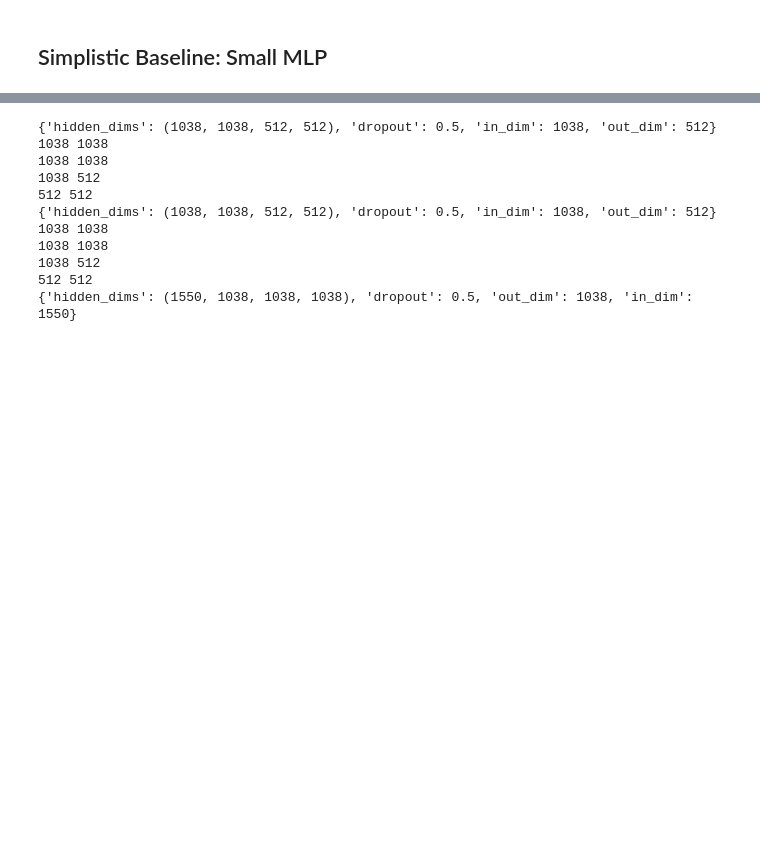
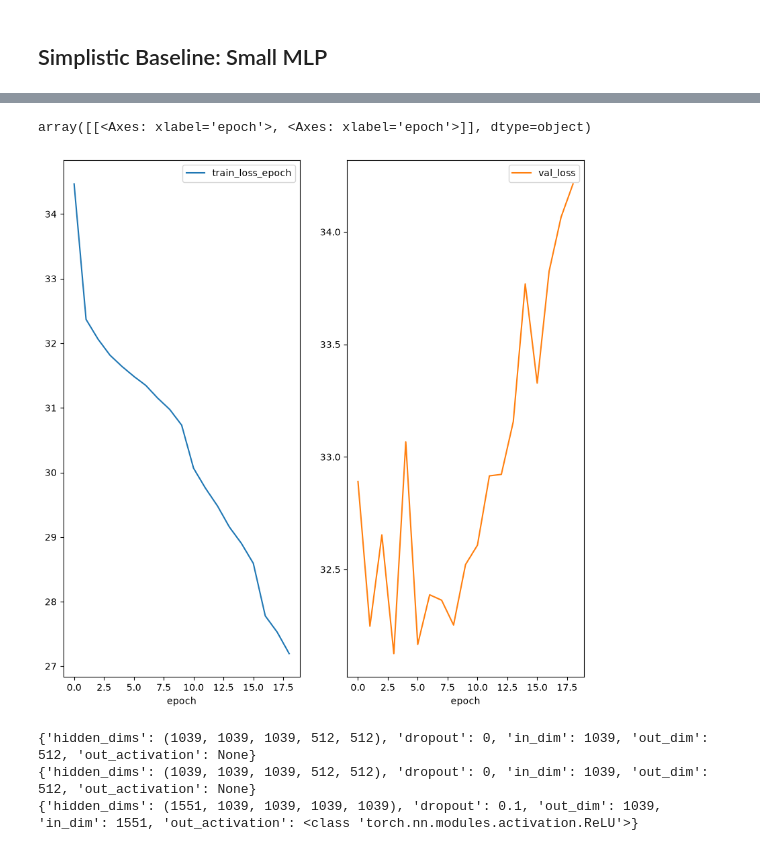
Before and after one commit to NTBiotech/scMLCourse, a Jupyter notebook: notebooks/task_3_perturbation.ipynb, the cells around one changed output, grey strips where cells are left out. Drawn from its saved outputs; the diff is of its cells as text; code cells hidden in the pictures; blank space fills up the shorter version.

```diff
--- a/notebooks/task_3_perturbation.ipynb
+++ b/notebooks/task_3_perturbation.ipynb
@@ -50,6 +134,5 @@ log_dir.mkdir(exist_ok=True)
 # %%
-
-train(
+baseline_model, baseline_test_scores, baseline_logged_dir = train(
     baseline_model,
     data_module,
     max_epochs = 1000,
@@ -62,0 +184,3 @@ gc.collect()
+# %%
+logs = pd.read_csv(baseline_logged_dir+"/metrics.csv")
+logs
@@ -63,28 +201,26 @@ gc.collect()
+# %%
+plot_cols = ["train_loss_epoch", "val_loss", ]
+logs.groupby("epoch").agg(lambda x: x[~x.isna()].iloc[0] if (~x.isna()).sum()>0 else pd.NA).reset_index()[plot_cols+["epoch"]].dropna(axis=0, how="any").plot("epoch",plot_cols, sharey=False, subplots=True, layout=(-1,2), figsize=(10,10))
+# %% [output]
+array([[<Axes: xlabel='epoch'>, <Axes: xlabel='epoch'>]], dtype=object)
+[figure, added]
 # %%
 in_dim=data_module.n_vars
 latent_dim = 512
-dropout=0.5
+dropout=0.1
 encoder_kwargs = dict(
-    hidden_dims=(in_dim, in_dim, latent_dim, latent_dim),
+    hidden_dims=(in_dim, in_dim, in_dim, latent_dim, latent_dim),
+    dropout=0
+)
+decoder_kwargs = dict(
+    hidden_dims=(latent_dim+in_dim, in_dim, in_dim, in_dim, in_dim),
     dropout=dropout
 )
-decoder_kwargs = dict(
-    hidden_dims=(latent_dim+in_dim, in_dim, in_dim, in_dim),
-    dropout=dropout
-)
-cvae = cVAE(in_dim = in_dim, latent_dim=latent_dim, encoder_kwargs = encoder_kwargs, decoder_kwargs = decoder_kwargs, lr=0.001, kl_midpoint=2)
+cvae = cVAE(in_dim = in_dim, latent_dim=latent_dim, encoder_kwargs = encoder_kwargs, decoder_kwargs = decoder_kwargs, lr=0.00001, kl_midpoint=10)
 # %% [output]
-{'hidden_dims': (1038, 1038, 512, 512), 'dropout': 0.5, 'in_dim': 1038, 'out_dim': 512}
-1038 1038
-1038 1038
-1038 512
-512 512
-{'hidden_dims': (1038, 1038, 512, 512), 'dropout': 0.5, 'in_dim': 1038, 'out_dim': 512}
-1038 1038
-1038 1038
-1038 512
-512 512
-{'hidden_dims': (1550, 1038, 1038, 1038), 'dropout': 0.5, 'out_dim': 1038, 'in_dim': 1550}
+{'hidden_dims': (1039, 1039, 1039, 512, 512), 'dropout': 0, 'in_dim': 1039, 'out_dim': 512, 'out_activation': None}
+{'hidden_dims': (1039, 1039, 1039, 512, 512), 'dropout': 0, 'in_dim': 1039, 'out_dim': 512, 'out_activation': None}
+{'hidden_dims': (1551, 1039, 1039, 1039, 1039), 'dropout': 0.1, 'out_dim': 1039, 'in_dim': 1551, 'out_activation': <class 'torch.nn.modules.activation.ReLU'>}
 # %%
 model, test_scores, logged_dir = train(
     cvae,
```
Also changed, not shown: parts of 15 cells of this notebook, 1 other file.
